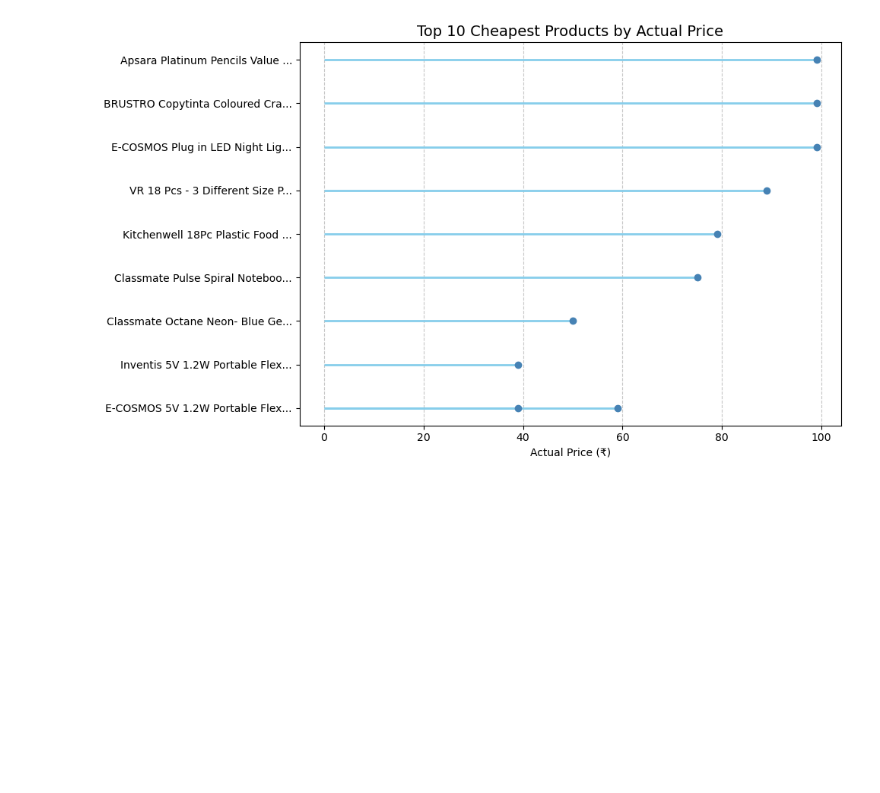
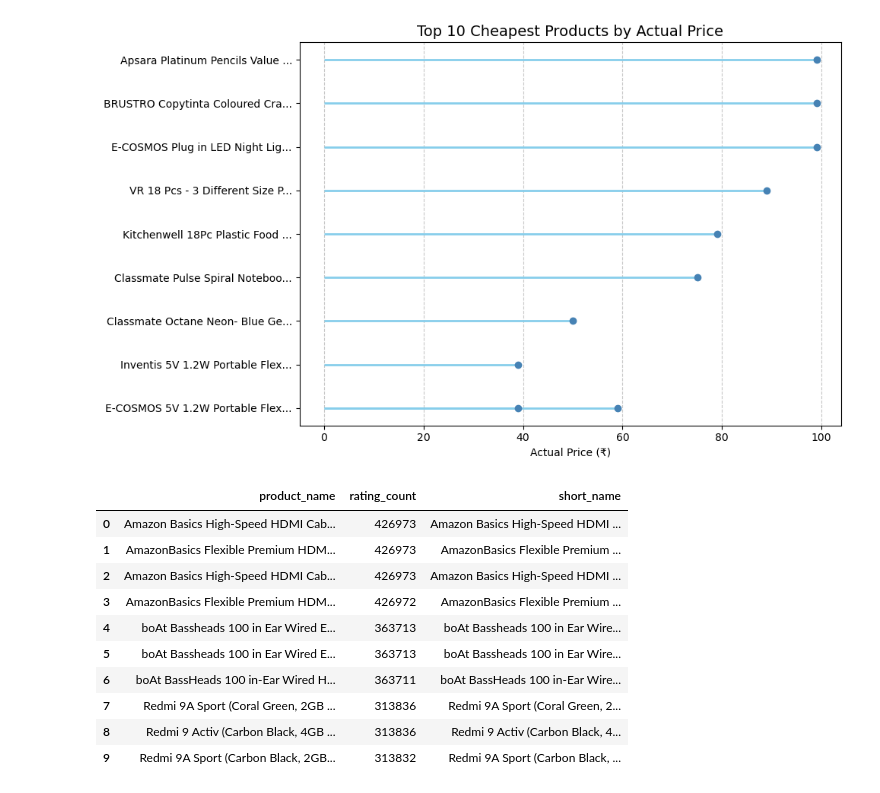
Before and after one commit to Parvashukla26/Amazon_Data_Analysis, a Jupyter notebook: Amazon_Data_Analysis.ipynb, the cells around one changed output. Drawn from its saved outputs; the diff is of its cells as text; code cells hidden in the pictures; blank space fills up the shorter version.

```diff
--- a/Amazon_Data_Analysis.ipynb
+++ b/Amazon_Data_Analysis.ipynb
@@ -270,3 +270,22 @@ plt.tight_layout()
 plt.show()
 # %% [output]
 [figure]
+# %%
+# Prepare Data
+most_reviewed = df[['product_name', 'rating_count']].dropna().drop_duplicates()
+most_reviewed = most_reviewed.sort_values(by='rating_count', ascending=False).head(10)
+most_reviewed['short_name'] = most_reviewed['product_name'].str.slice(0, 30) + '...'
+most_reviewed = most_reviewed.reset_index(drop=True)
+most_reviewed
+# %% [output]
+|  | product_name | rating_count | short_name |
+| 0 | Amazon Basics High-Speed HDMI Cab... | 426973 | Amazon Basics High-Speed HDMI ... |
+| 1 | AmazonBasics Flexible Premium HDM... | 426973 | AmazonBasics Flexible Premium ... |
+| 2 | Amazon Basics High-Speed HDMI Cab... | 426973 | Amazon Basics High-Speed HDMI ... |
+| 3 | AmazonBasics Flexible Premium HDM... | 426972 | AmazonBasics Flexible Premium ... |
+| 4 | boAt Bassheads 100 in Ear Wired E... | 363713 | boAt Bassheads 100 in Ear Wire... |
+| 5 | boAt Bassheads 100 in Ear Wired E... | 363713 | boAt Bassheads 100 in Ear Wire... |
+| 6 | boAt BassHeads 100 in-Ear Wired H... | 363711 | boAt BassHeads 100 in-Ear Wire... |
+| 7 | Redmi 9A Sport (Coral Green, 2GB ... | 313836 | Redmi 9A Sport (Coral Green, 2... |
+| 8 | Redmi 9 Activ (Carbon Black, 4GB ... | 313836 | Redmi 9 Activ (Carbon Black, 4... |
+| 9 | Redmi 9A Sport (Carbon Black, 2GB... | 313832 | Redmi 9A Sport (Carbon Black, ... |
```
Also changed, not shown: parts of 1 cell of this notebook.
